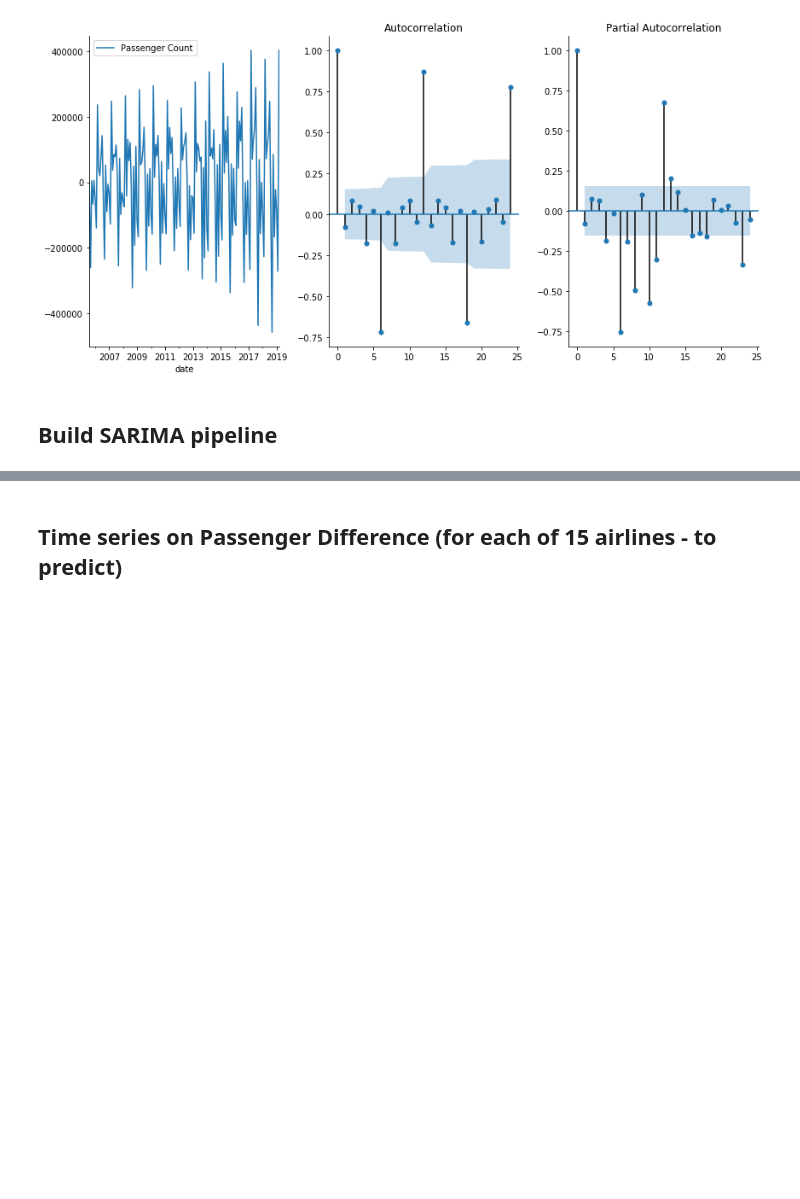
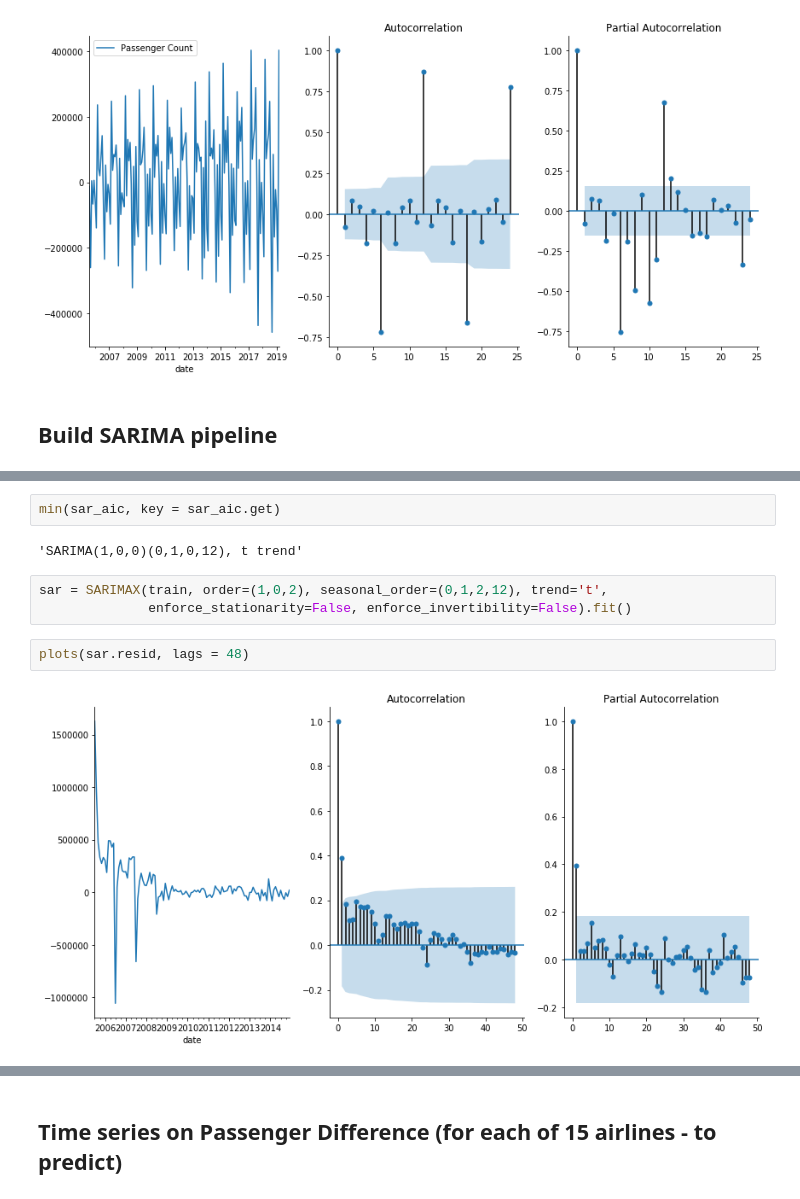
Before and after one commit to Alexandre987/SFO_Time_Series, a Jupyter notebook: Demand_Forecasting.ipynb, the cells around one changed output, grey strips where cells are left out. Saved outputs shown, nothing was run; the diff lists cells and outputs as text; blank space fills up the shorter version.

Commit message:
Finished up SARIMA prediction

```diff
--- a/Demand_Forecasting.ipynb
+++ b/Demand_Forecasting.ipynb
@@ -444,0 +447,11 @@ plots(dp_airport.diff()[1:], lags=24);
+# %%
+min(sar_aic, key = sar_aic.get)
+# %% [output]
+'SARIMA(1,0,0)(0,1,0,12), t trend'
+# %%
+sar = SARIMAX(train, order=(1,0,2), seasonal_order=(0,1,2,12), trend='t',
+              enforce_stationarity=False, enforce_invertibility=False).fit()
+# %%
+plots(sar.resid, lags = 48)
+# %% [output]
+[figure, added]
```
Also changed, not shown: parts of 37 cells of this notebook.
